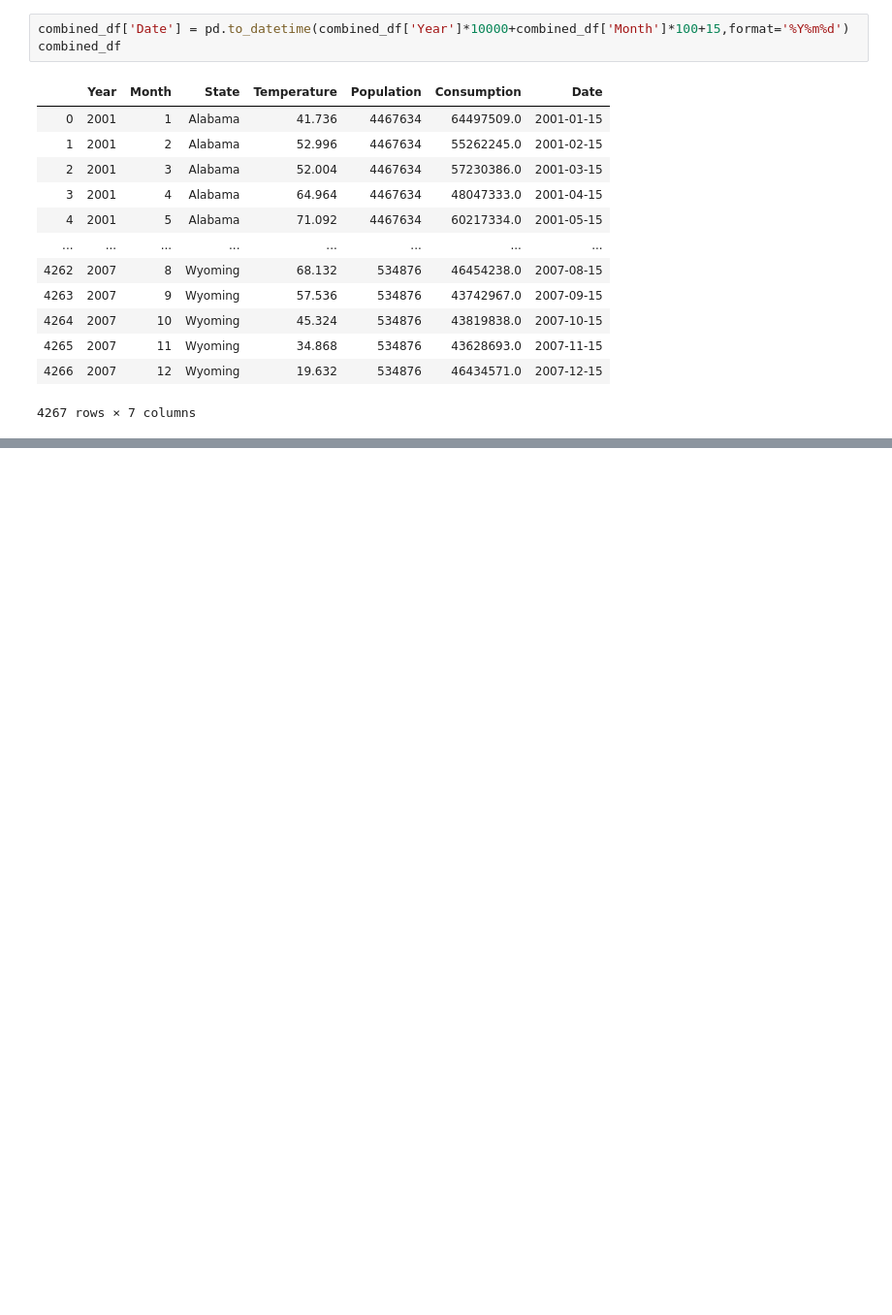
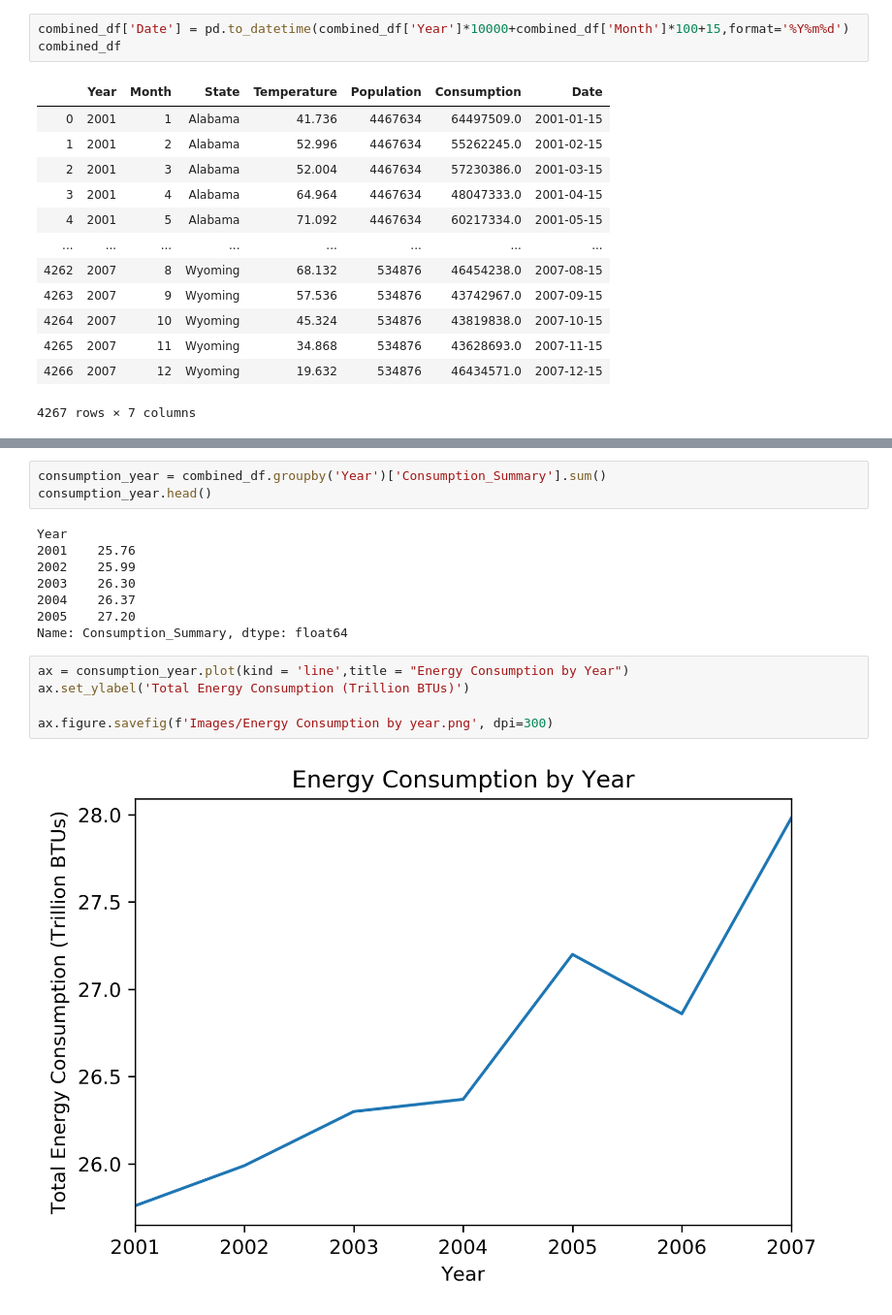
Before and after one commit to Siraj2493/Project-1, a Jupyter notebook: Energy_tTest.ipynb, the cells around one changed output, grey strips where cells are left out. Shown: that part at 97% size. Saved outputs shown, nothing was run; the diff lists cells and outputs as text; blank space fills up the shorter version.

```diff
--- a/Energy_tTest.ipynb
+++ b/Energy_tTest.ipynb
@@ -62,0 +65,18 @@ ax.figure.savefig(f'Images/Energy line Plot.png', dpi=300)
+# %%
+consumption_year = combined_df.groupby('Year')['Consumption_Summary'].sum()
+consumption_year.head()
+# %% [output]
+Year
+2001    25.76
+2002    25.99
+2003    26.30
+2004    26.37
+2005    27.20
+Name: Consumption_Summary, dtype: float64
+# %%
+ax = consumption_year.plot(kind = 'line',title = "Energy Consumption by Year")
+ax.set_ylabel('Total Energy Consumption (Trillion BTUs)')
+
+ax.figure.savefig(f'Images/Energy Consumption by year.png', dpi=300)
+# %% [output]
+[figure, added]
```
Also changed, not shown: parts of 3 cells of this notebook, 3 other files.
